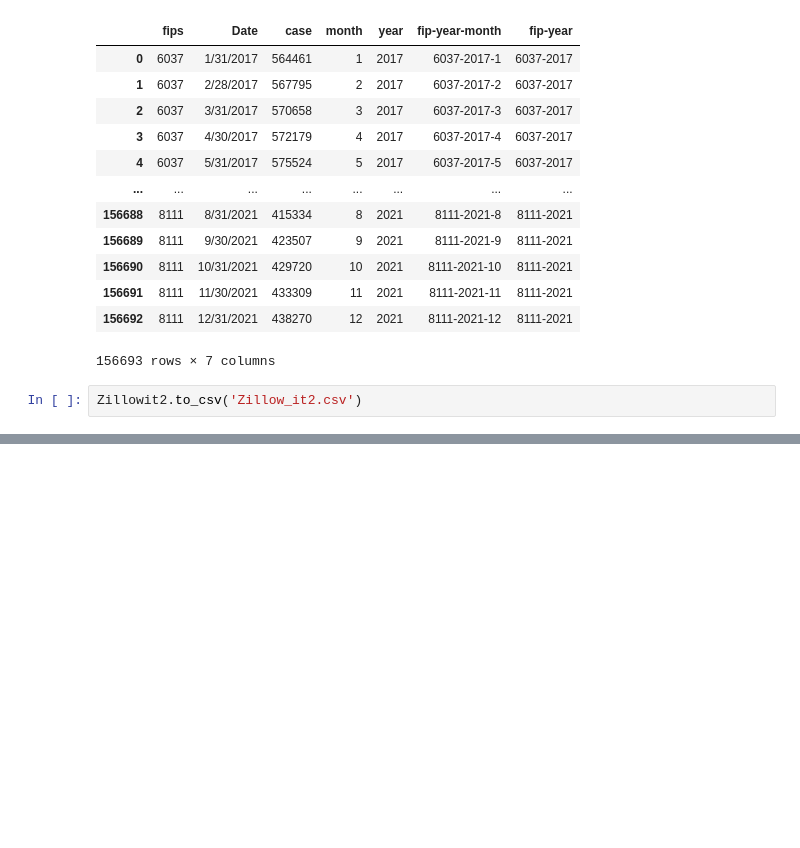
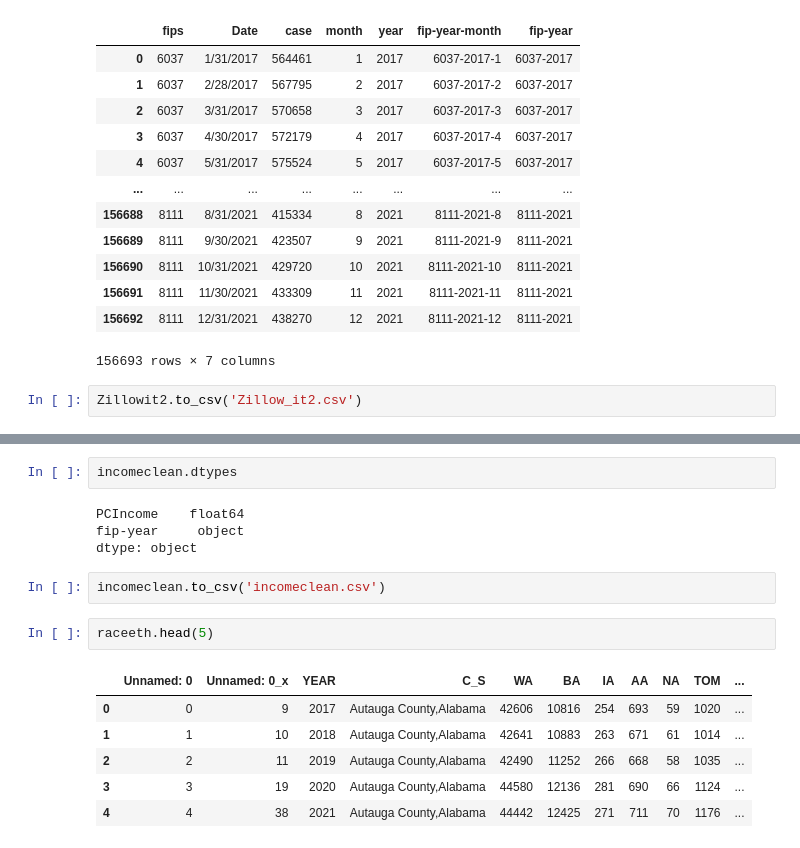
Before and after one commit to Jrheldmann/covidAnalysisHousing, a Jupyter notebook: Merge Data.ipynb, the cells around one changed output, grey strips where cells are left out. Cells and saved outputs as stored; diff of their text form; blank space fills up the shorter version.

```diff
--- a/Merge Data.ipynb
+++ b/Merge Data.ipynb
@@ -230,0 +335,17 @@ Zillowit2.to_csv('Zillow_it2.csv')
+# %%
+incomeclean.dtypes
+# %% [output]
+PCIncome    float64
+fip-year     object
+dtype: object
+# %%
+incomeclean.to_csv('incomeclean.csv')
+# %%
+raceeth.head(5)
+# %% [output]
+|  | Unnamed: 0 | Unnamed: 0_x | YEAR | C_S | WA | BA | IA | AA | NA | TOM | ... |
+| 0 | 0 | 9 | 2017 | Autauga County,Alabama | 42606 | 10816 | 254 | 693 | 59 | 1020 | ... |
+| 1 | 1 | 10 | 2018 | Autauga County,Alabama | 42641 | 10883 | 263 | 671 | 61 | 1014 | ... |
+| 2 | 2 | 11 | 2019 | Autauga County,Alabama | 42490 | 11252 | 266 | 668 | 58 | 1035 | ... |
+| 3 | 3 | 19 | 2020 | Autauga County,Alabama | 44580 | 12136 | 281 | 690 | 66 | 1124 | ... |
+| 4 | 4 | 38 | 2021 | Autauga County,Alabama | 44442 | 12425 | 271 | 711 | 70 | 1176 | ... |
```
Also changed, not shown: parts of 22 cells of this notebook, 6 other files.
